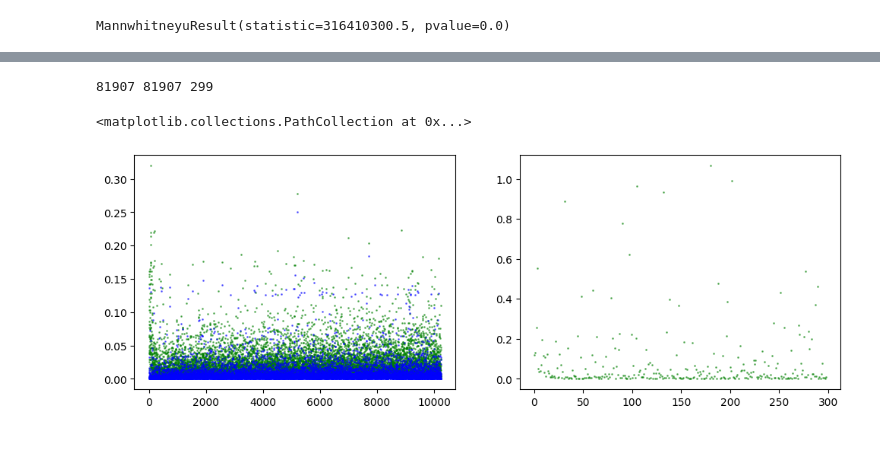
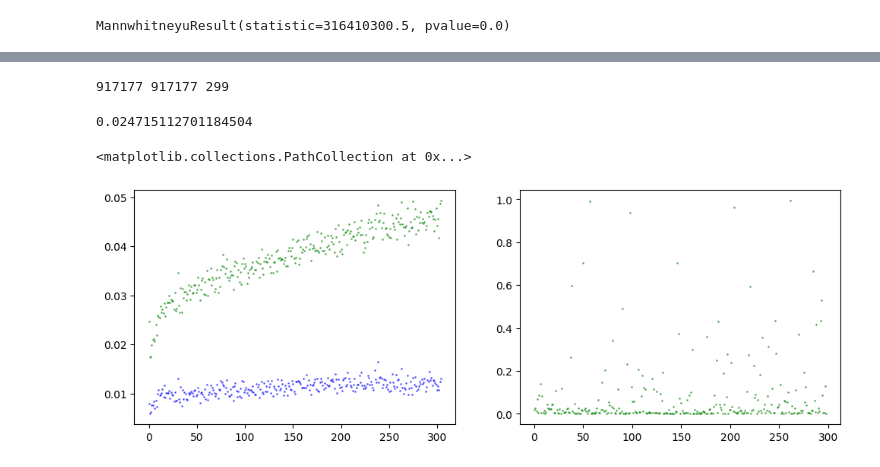
Before and after one commit to Lin-ke/DM-Count, a Jupyter notebook: show.ipynb, the cells around one changed output, grey strips where cells are left out. Saved outputs shown, nothing was run; the diff lists cells and outputs as text; code cells hidden in the pictures.

Commit message:
gaus init; possibly bug

```diff
--- a/show.ipynb
+++ b/show.ipynb
@@ -141,9 +141,10 @@ import matplotlib.pyplot as plt
 import re
 train_mse = []
 train_mae = []
+obj = []
 test_mse = []
 test_mae = []
-with open("/home/home/weiyupeng/home/DM-Count-master/ckpts/input-512_wot-0.1_wtv-0.01_reg-10.0_nIter-100_normCood-0/train-0701-234351.log") as f:
+with open("/home/home/weiyupeng/home/DM-Count/ckpts/input-512_wot-0.1_wtv-0.01_reg-10.0_nIter-100_normCood-0/train-0707-085959.log") as f:
     line = f.readline()
     while line:
 
@@ -153,15 +154,18 @@ with open("/home/home/weiyupeng/home/DM-Count-master/ckpts/input-512_wot-0.1_wtv
             mse_mae = re.findall(r' MSE: (.+) MAE: (.+),',line)#
             train_mse.append(float(mse_mae[0][0]))
             train_mae.append(float(mse_mae[0][1]))
+
+            obj.append(float(re.findall(r'OT obj value: (\d+\.\d+),',line)[0]))
         if "Val, MSE" in line:
             mse_mae = re.findall(r' MSE: (.+) MAE: (.+),',line)
             test_mse.append(float(mse_mae[0][0]))
             test_mae.append(float(mse_mae[0][1]))
 train_mse1 = []
 train_mae1 = []
+obj1 = []
 test_mse1 = []
 test_mae1 = []
-with open("/home/home/weiyupeng/home/DM-Count-master/ckpts/input-512_wot-0.1_wtv-0.01_reg-10.0_nIter-100_normCood-0/train-0702-153843.log") as f:
+with open("/home/home/weiyupeng/home/DM-Count-master/ckpts/input-512_wot-0.1_wtv-0.01_reg-10.0_nIter-100_normCood-0/train-0702-153950.log") as f:
     line = f.readline()
     while line:
 
@@ -171,15 +175,18 @@ with open("/home/home/weiyupeng/home/DM-Count-master/ckpts/input-512_wot-0.1_wtv
             mse_mae = re.findall(r' MSE: (.+) MAE: (.+),',line)#
             train_mse1.append(float(mse_mae[0][0]))
             train_mae1.append(float(mse_mae[0][1]))
+            obj1.append(float(re.findall(r'OT obj value: (\d+\.\d+),',line)[0]))
+
         if "Val, MSE" in line:
             mse_mae = re.findall(r' MSE: (.+) MAE: (.+),',line)
             test_mse1.append(float(mse_mae[0][0]))
             test_mae1.append(float(mse_mae[0][1]))
+
 f = np.array
 train_mse = f(train_mae); train_mse = f(train_mae);
 test_mse = f(test_mse); test_mae = f(test_mae);
 train_mse1 = f(train_mae1); train_mse1 = f(train_mae1);
 test_mse1 = f(test_mse1); test_mae1 = f(test_mae1);
-
-print(len(train_mse),len(train_mse1))
+obj = f(obj); obj1 = f(obj1)
+print(len(train_mse),len(train_mse1),len(obj),len(obj1))
 # %% [output]
@@ -195,0 +205,4 @@ ax[1].scatter(range(len(test_mae1)),test_mae1,s=1,c="b",alpha = 0.5)
+# %%
+f, ax=  plt.subplots(1, 2, sharey=False, sharex=False, figsize=(12, 4))
+ax[0].scatter(range(len(obj)),obj,s=1,c="g",alpha = 0.5)
+ax[0].scatter(range(len(obj1)),obj1,s=1,c="b",alpha = 0.5)
@@ -200,7 +216,7 @@ import re
 init = []
 beforestart = []
 endtime = []
-with open("/home/home/weiyupeng/home/DM-Count/ckpts/input-512_wot-0.1_wtv-0.01_reg-10.0_nIter-100_normCood-0/train-0701-231038.log") as f:
+with open("/home/home/weiyupeng/home/DM-Count/ckpts/input-512_wot-0.1_wtv-0.01_reg-10.0_nIter-100_normCood-0/train-0703-110248.log") as f:
     line = f.readline()
     while "-----Epoch 0/1000-----" not in line:
         line = f.readline()
@@ -213,7 +229,7 @@ with open("/home/home/weiyupeng/home/DM-Count/ckpts/input-512_wot-0.1_wtv-0.01_r
         endtime.append(float(line.split(" - ")[-1].strip()))
     while "errors" not in line and line:
         line = f.readline()
-        if "Epoch " in line or "errors" in line or  "mae" in line or line == '':
+        if "Epoch " in line or "errors" in line or  "mae" in line or line == '' or "nan" in line:
             continue
         init.append(float(line.split(" - ")[-1].strip()))
         line = f.readline()
@@ -222,20 +238,23 @@ f = np.array
 init = f(beforestart+init); noinit = f(endtime);   beforestart = f(beforestart)
 print(len(init),len(noinit),len(beforestart))
 # %% [output]
-81907 81907 299
+917177 917177 299
 # %%
+intval = 3000
 def avg(original_array):
     new_array = []
-    for i in range(0,len(original_array),8):
-            if i+8 > len(original_array):
+    for i in range(0,len(original_array),intval):
+            if i+intval > len(original_array):
                   break;
-            avg = sum(original_array[i:i+8])/8
+            avg = sum(original_array[i:i+intval])/intval
             new_array.append(avg)
     return np.array(new_array)
 f, ax=  plt.subplots(1, 2, sharey=False, sharex=False, figsize=(12, 4))
+print(avg(init)[0])
 ax[0].scatter(range(len(avg(init))),avg(init),s=1,c="g",alpha = 0.5)
 ax[0].scatter(range(len(avg(endtime))),avg(endtime),s=1,c="b",alpha = 0.5)
 ax[1].scatter(range(len(beforestart)),beforestart,s=1,c="g",alpha = 0.5)
 # %% [output]
-<matplotlib.collections.PathCollection at 0x...>
+0.024715112701184504
+<matplotlib.collections.PathCollection at 0x...>
-[figure, old version]
+[figure, new version]
```
Also changed, not shown: parts of 5 cells of this notebook, 8 other files.
